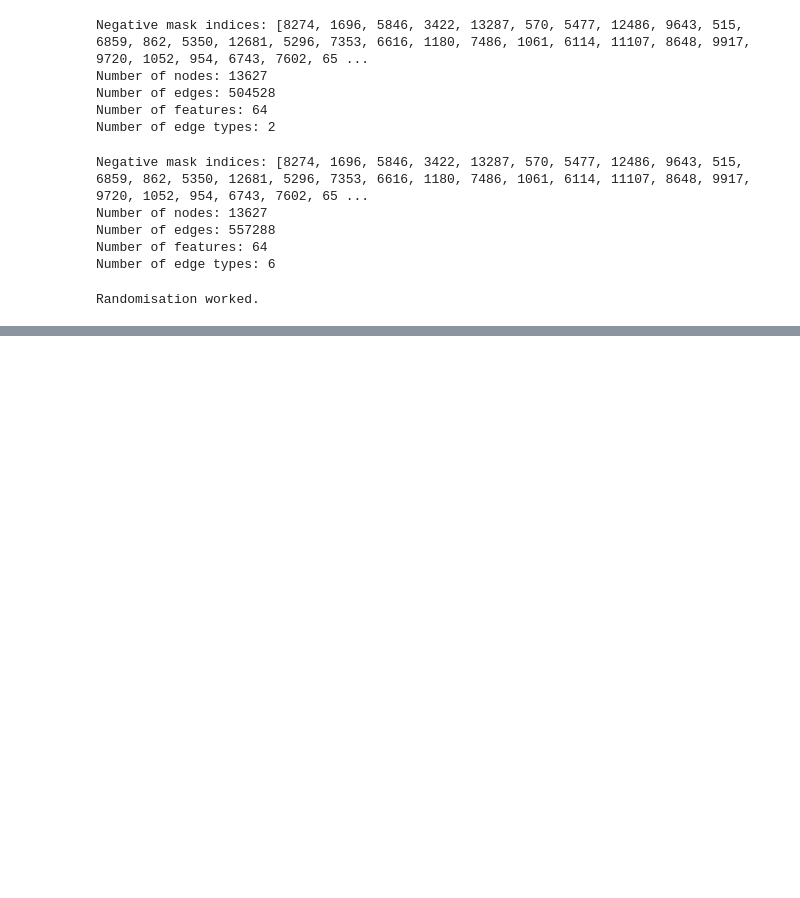
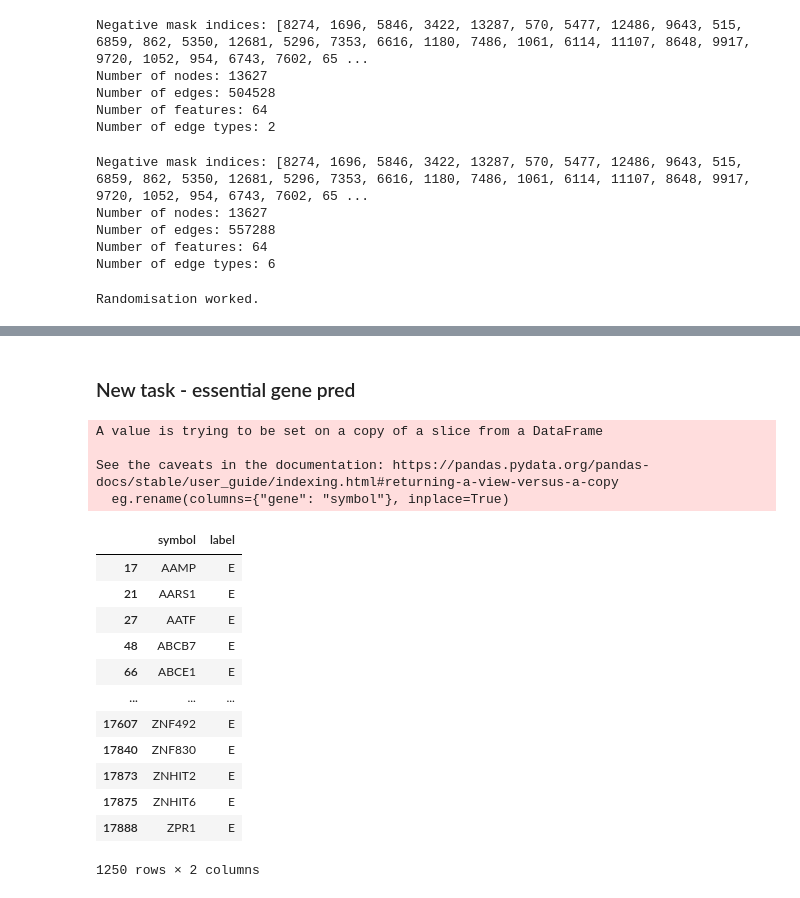
Before and after one commit to martina-occhetta/MORGaN, a Jupyter notebook: notebooks/00_data_playground.ipynb, the cells around one changed output, grey strips where cells are left out. Drawn from its saved outputs; the diff is of its cells as text; code cells hidden in the pictures; blank space fills up the shorter version.

```diff
--- a/notebooks/00_data_playground.ipynb
+++ b/notebooks/00_data_playground.ipynb
@@ -888,0 +960,25 @@ array([[5.96476079e-02, 2.19295631e-01, 1.97262425e-01, ...,
+# %% [markdown]
+### New task - essential gene pred
+# %%
+eg = pd.read_csv("../data/components/labels/journal.pcbi.1012076.s003.csv", sep=",")
+eg = eg[eg["label"] == "E"]
+eg.rename(columns={"gene": "symbol"}, inplace=True)
+eg.to_csv("../data/components/labels/journal.pcbi.1012076.s003_essential.csv", sep=",")
+# %% [output]
+A value is trying to be set on a copy of a slice from a DataFrame
+
+See the caveats in the documentation: https://pandas.pydata.org/pandas-docs/stable/user_guide/indexing.html#returning-a-view-versus-a-copy
+  eg.rename(columns={"gene": "symbol"}, inplace=True)
+|  | symbol | label |
+| 17 | AAMP | E |
+| 21 | AARS1 | E |
+| 27 | AATF | E |
+| 48 | ABCB7 | E |
+| 66 | ABCE1 | E |
+| ... | ... | ... |
+| 17607 | ZNF492 | E |
+| 17840 | ZNF830 | E |
+| 17873 | ZNHIT2 | E |
+| 17875 | ZNHIT6 | E |
+| 17888 | ZPR1 | E |
+1250 rows × 2 columns
```
Also changed, not shown: parts of 22 cells of this notebook, 9 other files.
